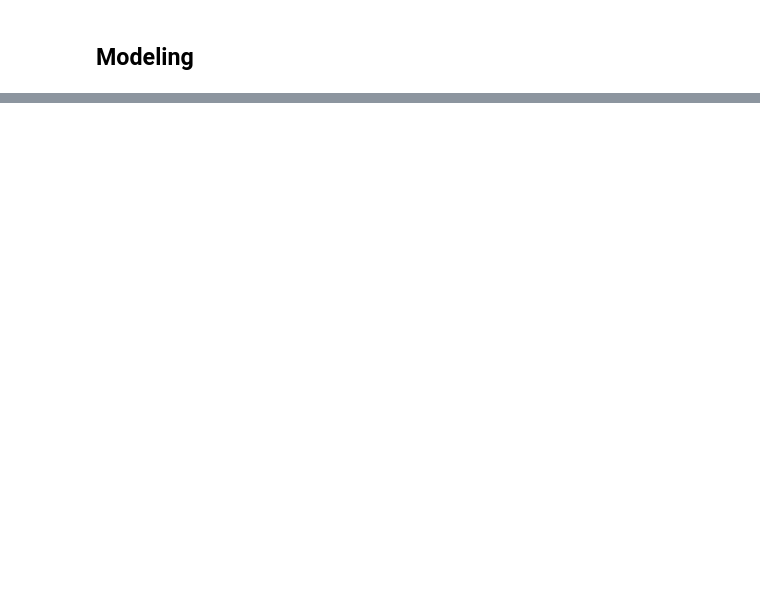
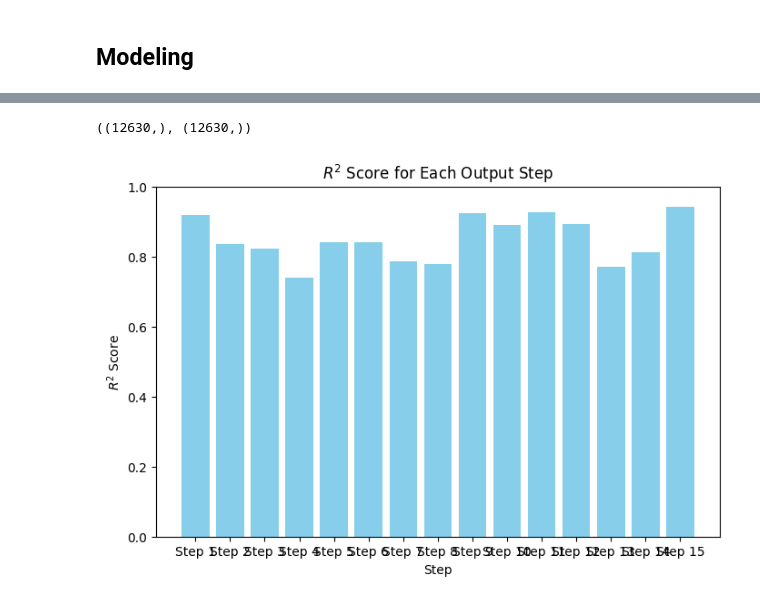
Before and after one commit to Prithiviraj7R/data-center-modeling, a Jupyter notebook: notebooks/data-modeling.ipynb, the cells around one changed output, grey strips where cells are left out. Cells and saved outputs as stored; diff of their text form; code cells hidden in the pictures; blank space fills up the shorter version.

```diff
--- a/notebooks/data-modeling.ipynb
+++ b/notebooks/data-modeling.ipynb
@@ -320,7 +321,7 @@ class MultiStepForecaster:
         print(f"Mean Squared Error: {mse:.4f}")
         print(f"R² Score: {r2:.4f}")
 
-        return mse, r2
+        return mse, r2, preds, y_test
 # %%
 class Pipeline:
     def __init__(self, data, window_size, pred_horizon, target_col, hidden_size=64, num_layers=2, batch_size=32, learning_rate=0.001, num_epochs=100):
@@ -375,7 +376,9 @@ class Pipeline:
         X, y = self.multi_output_forecaster.prepare_data()
         X_train, X_test, y_train, y_test = self.multi_output_forecaster.train_test_split(X, y)
         # print(f"Test size: {y_test.shape}")
-        forecaster.evaluate(X_test, y_test)
+        mse, r2, preds, y_test = forecaster.evaluate(X_test, y_test)
+
+        return mse, r2, preds, y_test
 
     def execute_multi_output(self):
         # Initialize forecaster with multi-output method
@@ -389,11 +392,13 @@ class Pipeline:
         # Build, train, and evaluate the model
         forecaster.build_model()
         forecaster.train_model(X_train, y_train)
-        forecaster.evaluate(X_test, y_test)
+        mse, r2, preds, y_test = forecaster.evaluate(X_test, y_test)
+
+        return mse, r2, preds, y_test
 # %%
 data = df_scaled.to_numpy()
-window_size = 10
-pred_horizon = 5
+window_size = 30
+pred_horizon = 15
 target_col = 0
 
 hidden_size = 64
@@ -438,5 +438,5 @@ R² Score: -1.0776
 # %%
 print("\nExecuting Multi-Output Forecasting:")
-modeling_pipeline.execute_multi_output()
+_, _, y_pred, y_test = modeling_pipeline.execute_multi_output()
 # %% [output]
 Executing Multi-Output Forecasting:
@@ -455,0 +445,17 @@ R² Score: 0.8631
+# %%
+y_pred.shape, y_test.shape
+# %% [output]
+((12630,), (12630,))
+# %%
+r2_scores = [r2_score(y_test[:, i], y_pred[:, i]) for i in range(pred_horizon)]
+
+plt.figure(figsize=(8, 5))
+plt.bar(range(1, pred_horizon+1), r2_scores, color='skyblue')
+plt.xlabel('Step')
+plt.ylabel('$R^2$ Score')
+plt.title('$R^2$ Score for Each Output Step')
+plt.xticks(range(1, pred_horizon+1), labels=[f'Step {i}' for i in range(1, pred_horizon+1)])
+plt.ylim(0, 1)
+plt.show()
+# %% [output]
+[figure, added]
```
Also changed, not shown: parts of 7 cells of this notebook, 24 other files.
